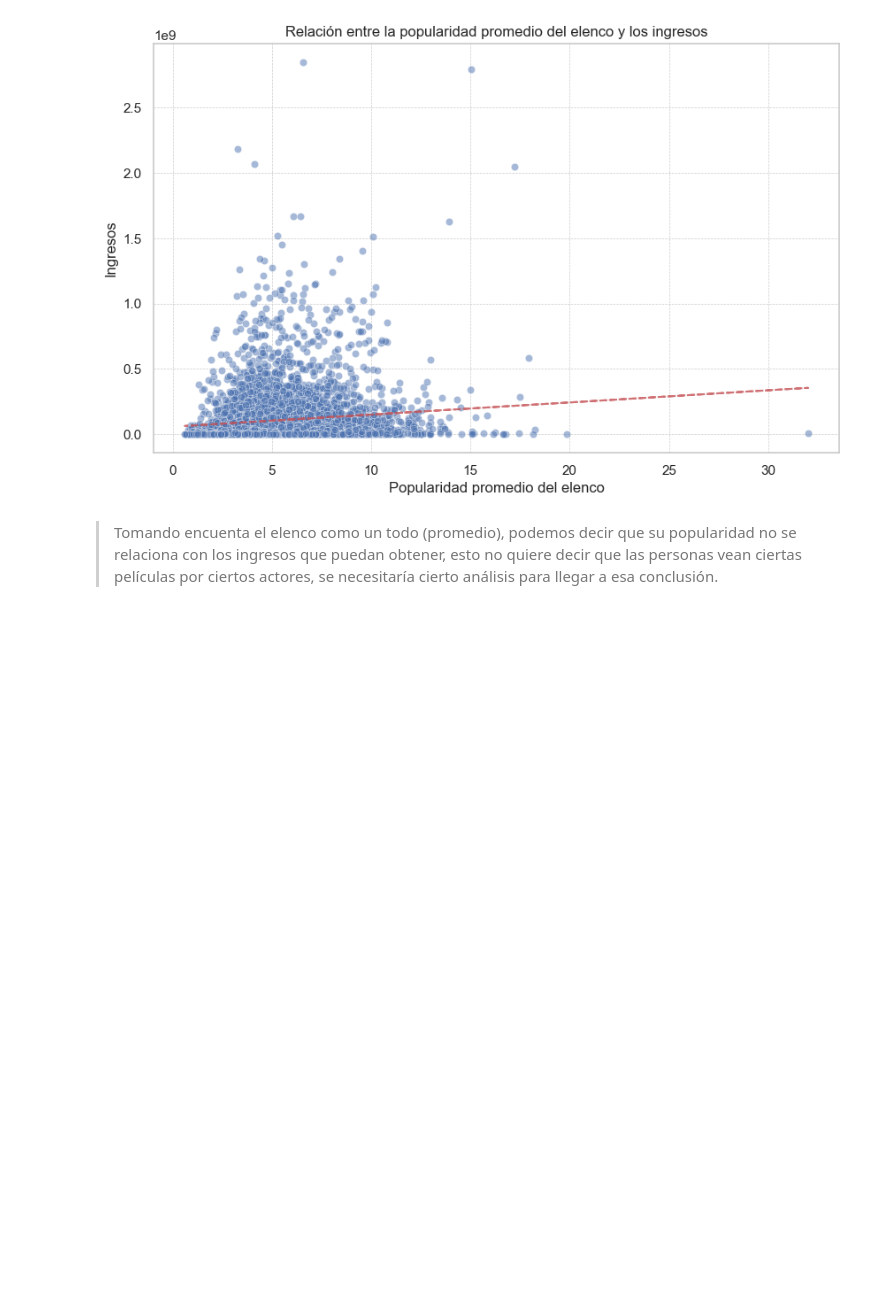
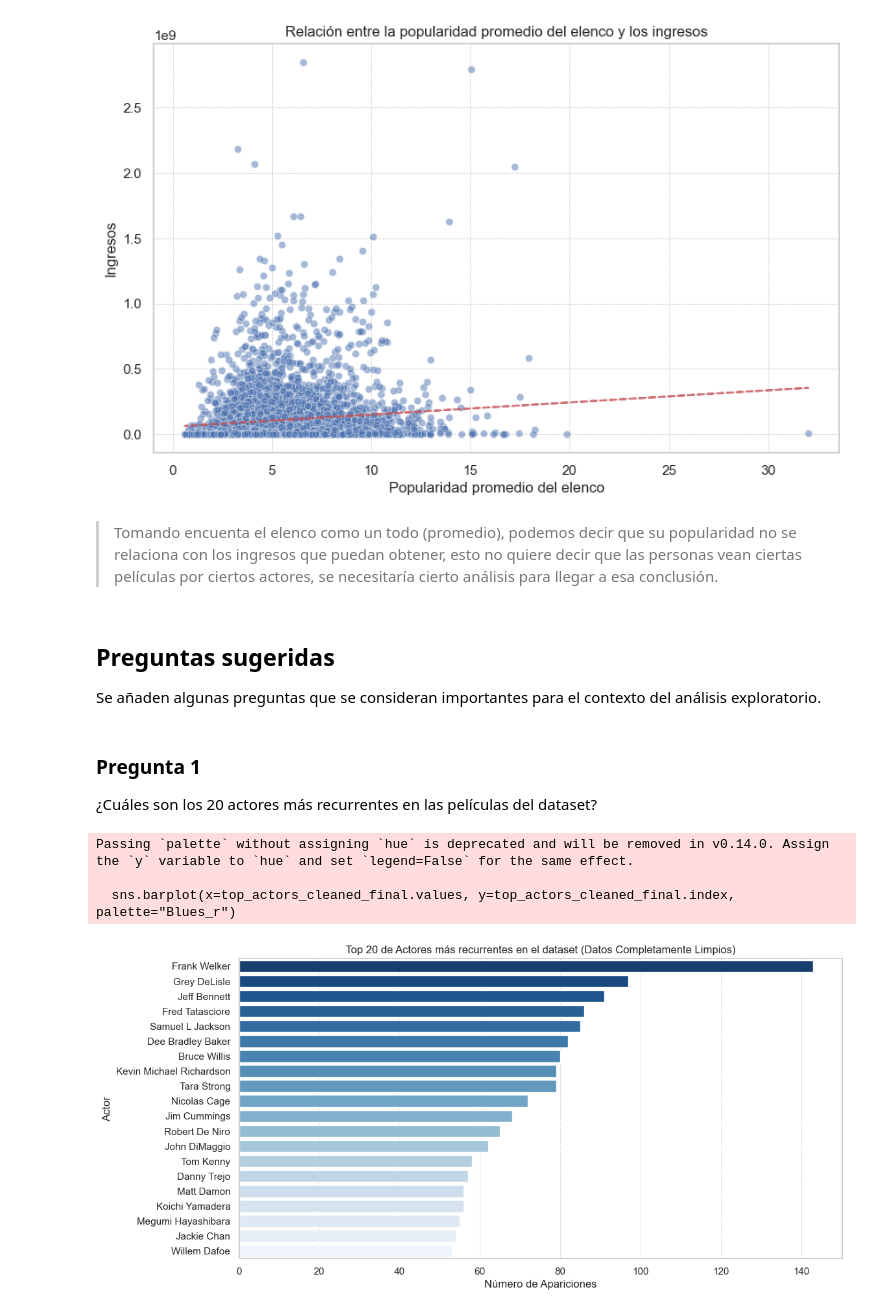
Before and after one commit to Gxrco/DM-HT1, a Jupyter notebook: descriptive_analysis.ipynb, the cells around one changed output. Drawn from its saved outputs; the diff is of its cells as text; code cells hidden in the pictures; blank space fills up the shorter version.

Commit message:
feat: add suggested questions for dataset

```diff
--- a/descriptive_analysis.ipynb
+++ b/descriptive_analysis.ipynb
@@ -274,3 +270,29 @@ Correlación entre la popularidad promedio del elenco y los ingresos: 0.1179
 [figure]
 # %% [markdown]
 > Tomando encuenta el elenco como un todo (promedio), podemos decir que su popularidad no se relaciona con los ingresos que puedan obtener, esto no quiere decir que las personas vean ciertas películas por ciertos actores, se necesitaría cierto análisis para llegar a esa conclusión.
+# %% [markdown]
+## Preguntas sugeridas
+Se añaden algunas preguntas que se consideran importantes para el contexto del análisis exploratorio.
+# %% [markdown]
+### Pregunta 1
+¿Cuáles son los 20 actores más recurrentes en las películas del dataset?
+# %%
+actors_exploded_cleaned = actors_exploded_cleaned[actors_exploded_cleaned["actors"] != "FALSE"]
+actor_counts_cleaned_final = actors_exploded_cleaned["actors"].value_counts()
+top_actors_cleaned_final = actor_counts_cleaned_final.head(20)
+
+plt.figure(figsize=(12, 6))
+sns.barplot(x=top_actors_cleaned_final.values, y=top_actors_cleaned_final.index, palette="Blues_r")
+plt.xlabel("Número de Apariciones")
+plt.ylabel("Actor")
+plt.title("Top 20 de Actores más recurrentes en el dataset (Datos Completamente Limpios)")
+plt.grid(axis="x", linestyle="--", linewidth=0.5)
+plt.show()
+
+actors_recurrence_table_final = top_actors_cleaned_final.reset_index()
+actors_recurrence_table_final.columns = ["Actor", "Número de Apariciones"]
+# %% [output]
+Passing `palette` without assigning `hue` is deprecated and will be removed in v0.14.0. Assign the `y` variable to `hue` and set `legend=False` for the same effect.
+
+  sns.barplot(x=top_actors_cleaned_final.values, y=top_actors_cleaned_final.index, palette="Blues_r")
+[figure, added]
```
Also changed, not shown: parts of 17 cells of this notebook.
